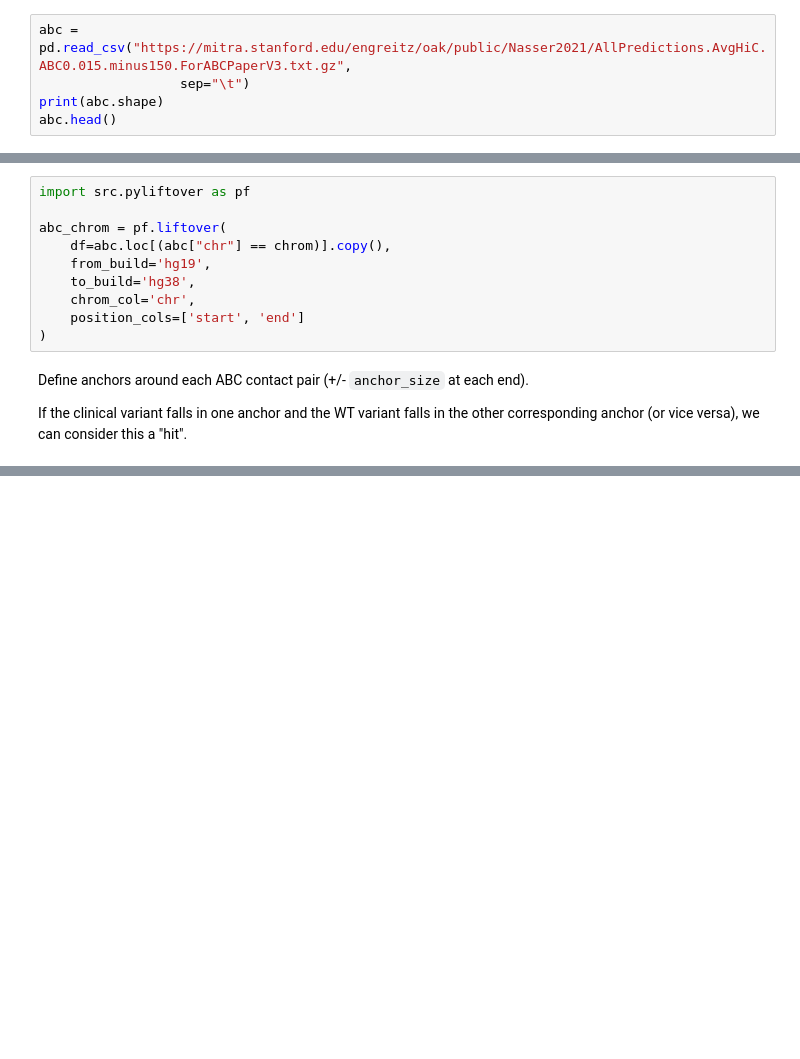
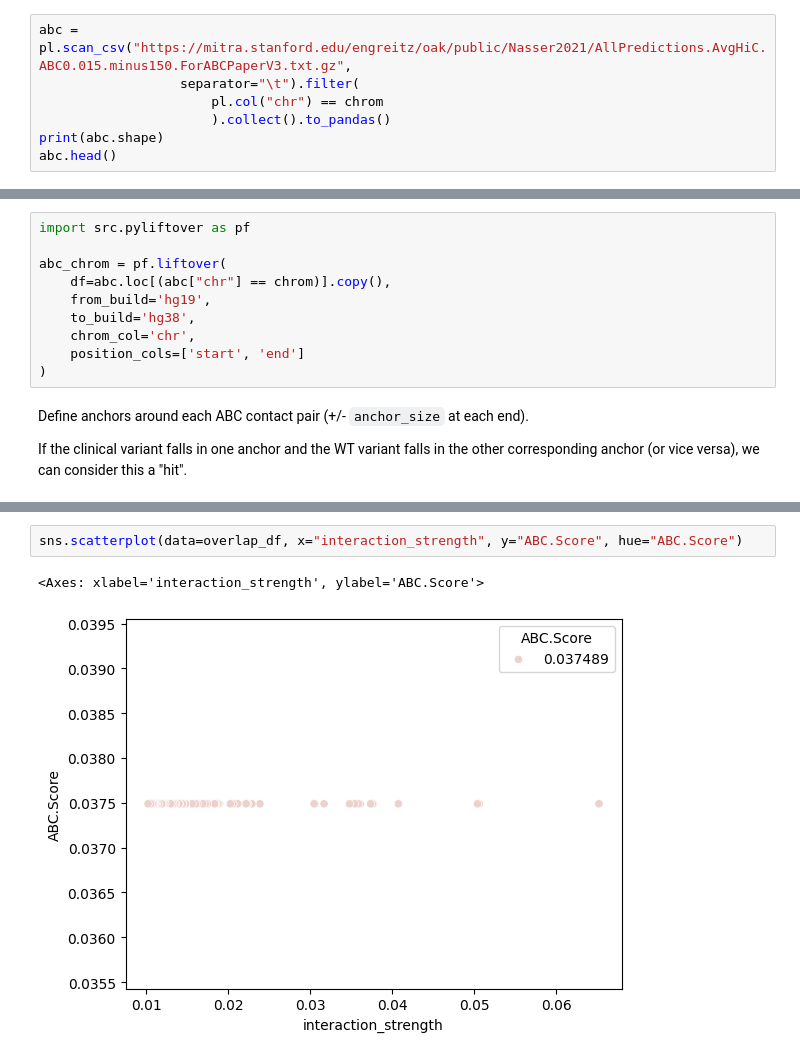
Before and after one commit to bschilder/VEP_DNA, a Jupyter notebook: notebooks/variant_attribution.ipynb, the cells around one changed output, grey strips where cells are left out. Cells and saved outputs as stored; diff of their text form; blank space fills up the shorter version.

```diff
--- a/notebooks/variant_attribution.ipynb
+++ b/notebooks/variant_attribution.ipynb
@@ -677,7 +693,9 @@ Test whether there is substantial enrichment (or any overlap) between WT-Clinica
 Data source:
 https://www.engreitzlab.org/resources
 # %%
-abc = pd.read_csv("https://mitra.stanford.edu/engreitz/oak/public/Nasser2021/AllPredictions.AvgHiC.ABC0.015.minus150.ForABCPaperV3.txt.gz",
-                  sep="\t")
+abc = pl.scan_csv("https://mitra.stanford.edu/engreitz/oak/public/Nasser2021/AllPredictions.AvgHiC.ABC0.015.minus150.ForABCPaperV3.txt.gz",
+                  separator="\t").filter(
+                      pl.col("chr") == chrom
+                      ).collect().to_pandas()
 print(abc.shape)
 abc.head()
@@ -809,0 +840,5 @@ Finding ridge-ABC pairs with both wt and clinical in different anchors (fast gro
+# %%
+sns.scatterplot(data=overlap_df, x="interaction_strength", y="ABC.Score", hue="ABC.Score")
+# %% [output]
+<Axes: xlabel='interaction_strength', ylabel='ABC.Score'>
+[figure, added]
```
Also changed, not shown: parts of 16 cells of this notebook, 1 other file.
